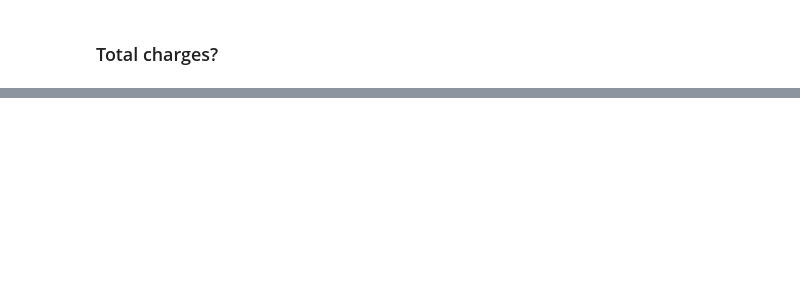
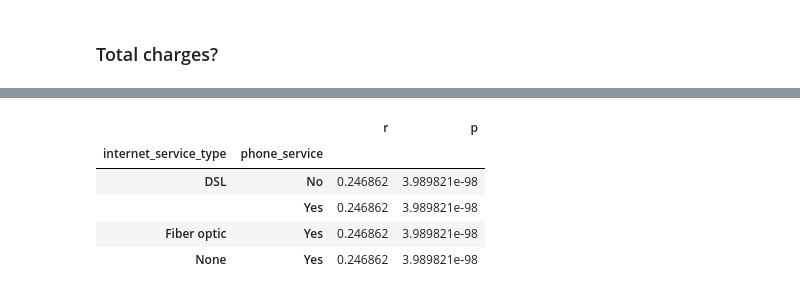
Before and after one commit to Is0metry/statistics-exercises, a Jupyter notebook: hypothesis_testing.ipynb, the cells around one changed output, grey strips where cells are left out. Cells and saved outputs as stored; diff of their text form; code cells hidden in the pictures; blank space fills up the shorter version.

```diff
--- a/hypothesis_testing.ipynb
+++ b/hypothesis_testing.ipynb
@@ -341,0 +331,10 @@ Name: total_charges, Length: 7032, dtype: object
+# %%
+telco_churn.groupby(['internet_service_type', 'phone_service']).apply(lambda p:\
+    pd.Series(stats.pearsonr(telco_churn.tenure,monthly_charges),index=['r','p']))
+# %% [output]
+|  |  | r | p |
+| internet_service_type | phone_service |  |  |
+| DSL | No | 0.246862 | 3.989821e-98 |
+|  | Yes | 0.246862 | 3.989821e-98 |
+| Fiber optic | Yes | 0.246862 | 3.989821e-98 |
+| None | Yes | 0.246862 | 3.989821e-98 |
```
Also changed, not shown: parts of 59 cells of this notebook.
